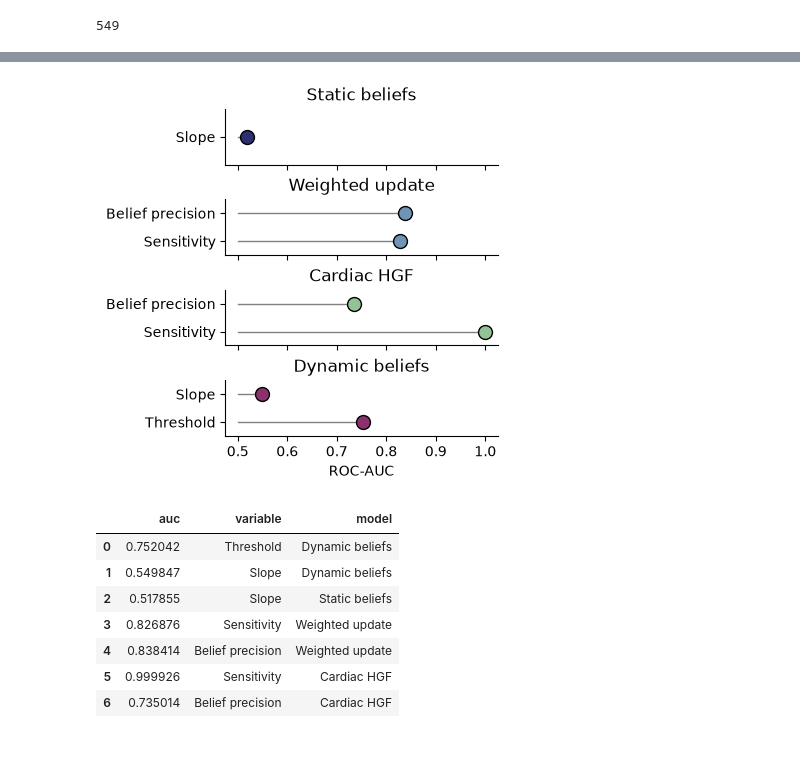
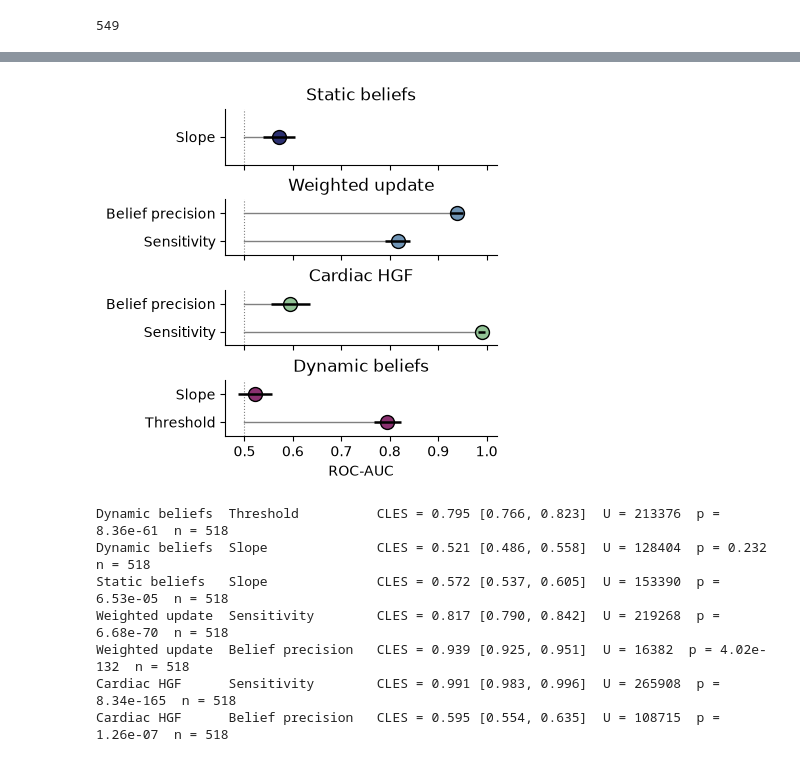
Before and after one commit to LegrandNico/ComputationalCardioception, a Jupyter notebook: code/notebooks/Figure_5_ROC-AUC.ipynb, the cells around one changed output, grey strips where cells are left out. Saved outputs shown, nothing was run; the diff lists cells and outputs as text; code cells hidden in the pictures.

```diff
--- a/code/notebooks/Figure_5_ROC-AUC.ipynb
+++ b/code/notebooks/Figure_5_ROC-AUC.ipynb
@@ -111,4 +147,10 @@ for variables, name in zip(variables_list, ["Sensitivity", "Belief precision"]):
 # %%
-aucs = np.asarray(results["auc"])
-variables = np.asarray(results["variable"])
-models = np.asarray(results["model"])
+auc_df = pd.DataFrame(results)
+
+# Single machine-readable source for every value the manuscript reports.
+auc_df.to_csv(
+    Path.cwd().parent.parent / "results" / "reported_statistics_roc_auc.csv",
+    index=False,
+)
+
+auc_df.round(4)
@@ -115,38 +166,56 @@ models = np.asarray(results["model"])
 # %%
 _, axs = plt.subplots(figsize=(4, 4), nrows=4, sharex=True)
 
-# Use a set to track unique labels and avoid duplicates
-for i, model, color in zip(
-    range(4),
+for ax, model, color in zip(
+    axs,
     ["Static beliefs", "Weighted update", "Cardiac HGF", "Dynamic beliefs"],
     ["#2c3071", "#6f94b5", "#92c396", "#8b3170"],
 ):
-    for ii, (auc, var) in enumerate(
-        zip(aucs[models == model], variables[models == model])
-    ):
-        axs[i].plot([0.5, auc], [ii, ii], color="grey", linewidth=1.0)
-        axs[i].scatter(y=ii, x=auc, color=color, edgecolor="k", s=100, zorder=2)
-    axs[i].set(title=model, ylim=(-0.5, ii + 0.5))
-    axs[i].set_yticks(
-        [i for i in range(ii + 1)], [str(var) for var in variables[models == model]]
-    )
+    sub = auc_df[auc_df.model == model].reset_index(drop=True)
+    for ii, row in sub.iterrows():
+        ax.plot([0.5, row.cles], [ii, ii], color="grey", linewidth=1.0, zorder=1)
+        ax.scatter(y=ii, x=row.cles, color=color, edgecolor="k", s=100, zorder=2)
+        # 95% bootstrap interval, drawn last so it reads on top of the marker.
+        ax.plot(
+            [row.ci_low, row.ci_high],
+            [ii, ii],
+            color="k",
+            linewidth=1.8,
+            solid_capstyle="butt",
+            zorder=3,
+        )
+    ax.axvline(0.5, color="grey", linestyle=":", linewidth=0.8, zorder=0)
+    ax.set(title=model, ylim=(-0.5, len(sub) - 0.5))
+    ax.set_yticks(range(len(sub)), list(sub.variable))
 
 axs[3].set(xlabel="ROC-AUC")
 sns.despine()
 
 plt.savefig(
     Path().cwd().parent.parent / "figures" / "figure_5_ROC_AUC.svg", bbox_inches="tight"
 )
 # %% [output]
-[figure, old version]
+[figure, new version]
 # %%
-pd.DataFrame(results)
+for _, r in auc_df.iterrows():
+    print(
+        "%-16s %-18s CLES = %.3f [%.3f, %.3f]  U = %.0f  p = %.3g  n = %d"
+        % (
+            r.model,
+            r.variable,
+            r.cles,
+            r.ci_low,
+            r.ci_high,
+            r.U_val,
+            r.p_val,
+            r.n,
+        )
+    )
 # %% [output]
-|  | auc | variable | model |
-| 0 | 0.752042 | Threshold | Dynamic beliefs |
-| 1 | 0.549847 | Slope | Dynamic beliefs |
-| 2 | 0.517855 | Slope | Static beliefs |
-| 3 | 0.826876 | Sensitivity | Weighted update |
-| 4 | 0.838414 | Belief precision | Weighted update |
-| 5 | 0.999926 | Sensitivity | Cardiac HGF |
-| 6 | 0.735014 | Belief precision | Cardiac HGF |
+Dynamic beliefs  Threshold          CLES = 0.795 [0.766, 0.823]  U = 213376  p = 8.36e-61  n = 518
+Dynamic beliefs  Slope              CLES = 0.521 [0.486, 0.558]  U = 128404  p = 0.232  n = 518
+Static beliefs   Slope              CLES = 0.572 [0.537, 0.605]  U = 153390  p = 6.53e-05  n = 518
+Weighted update  Sensitivity        CLES = 0.817 [0.790, 0.842]  U = 219268  p = 6.68e-70  n = 518
+Weighted update  Belief precision   CLES = 0.939 [0.925, 0.951]  U = 16382  p = 4.02e-132  n = 518
+Cardiac HGF      Sensitivity        CLES = 0.991 [0.983, 0.996]  U = 265908  p = 8.34e-165  n = 518
+Cardiac HGF      Belief precision   CLES = 0.595 [0.554, 0.635]  U = 108715  p = 1.26e-07  n = 518
```
Also changed, not shown: parts of 6 cells of this notebook, 2 other files.
